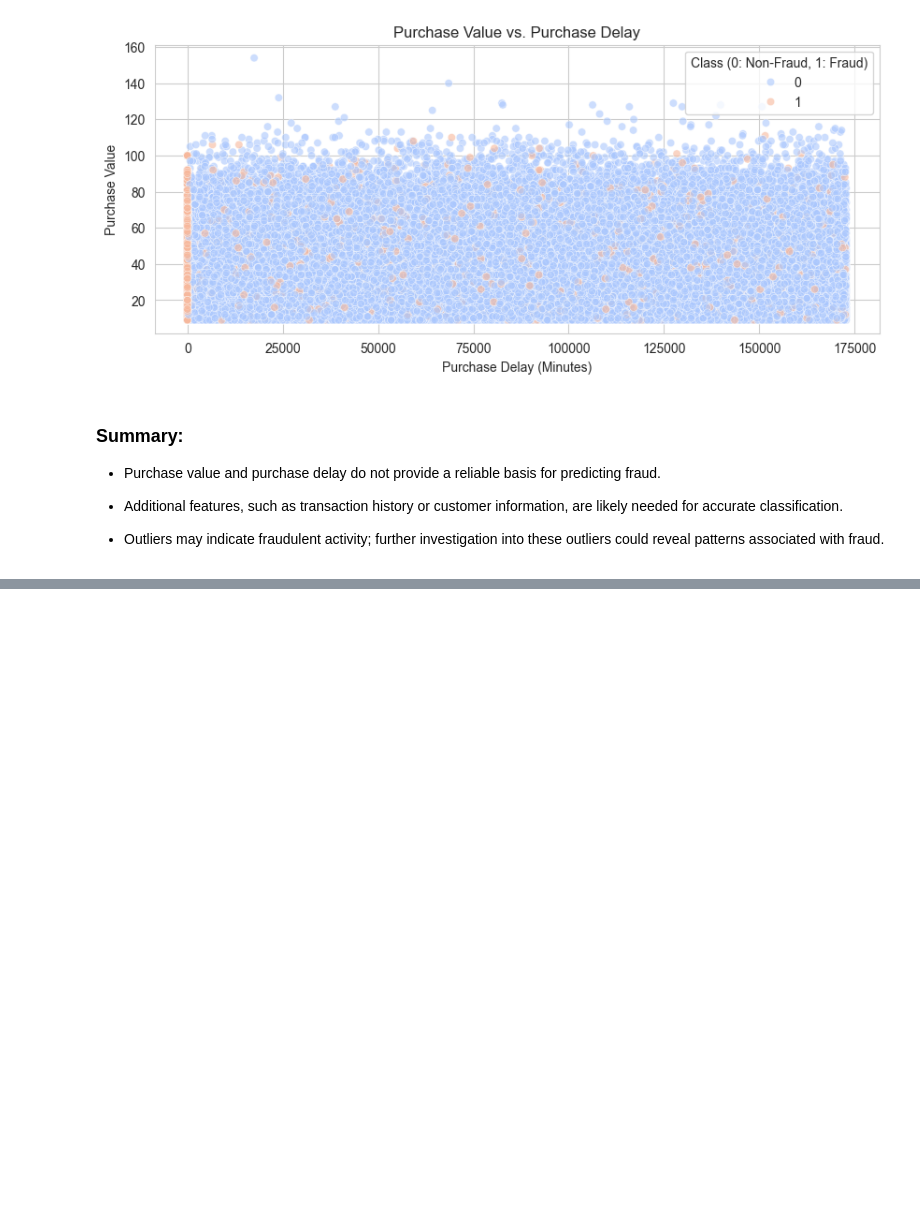
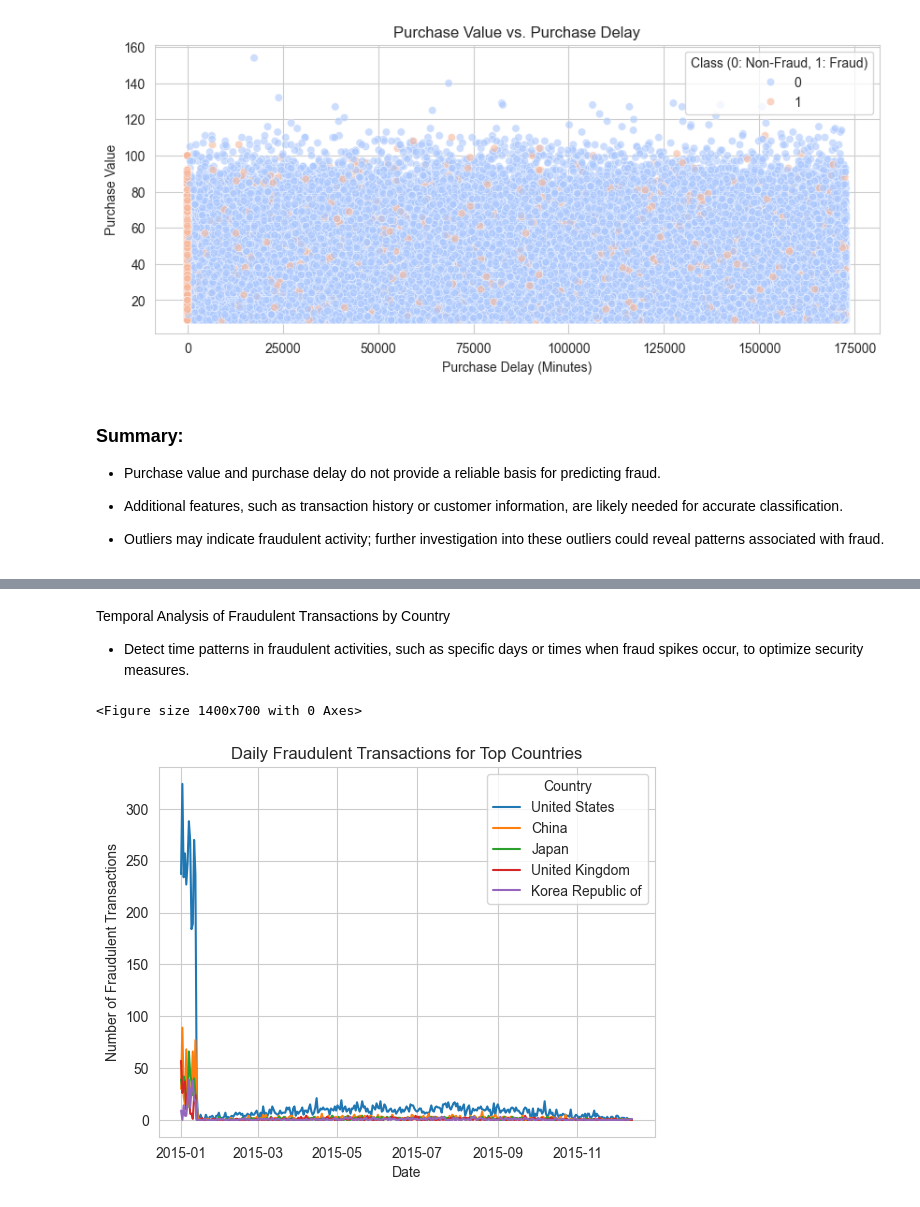
Before and after one commit to Jenber-Ligab/e-commerce-and-banking-fraud-detection, a Jupyter notebook: notebooks/fraud_analysis.ipynb, the cells around one changed output, grey strips where cells are left out. Cells and saved outputs as stored; diff of their text form; code cells hidden in the pictures; blank space fills up the shorter version.

```diff
--- a/notebooks/fraud_analysis.ipynb
+++ b/notebooks/fraud_analysis.ipynb
@@ -440,0 +504,25 @@ visualizer.plot_purchase_value_vs_delay()
+# %% [markdown]
+Temporal Analysis of Fraudulent Transactions by Country
+
+* Detect time patterns in fraudulent activities, such as specific days or times when fraud spikes occur, to optimize security measures.
+# %%
+# Convert 'purchase_time' to datetime format
+merged_data['purchase_time'] = pd.to_datetime(merged_data['purchase_time'])
+
+# Group fraudulent transactions by day and country
+daily_fraud = merged_data[merged_data['class'] == 1].groupby([merged_data['purchase_time'].dt.date, 'country']).size().unstack().fillna(0)
+
+# Determine the top countries with the highest number of fraudulent transactions
+top_countries = daily_fraud.sum().nlargest(5).index
+
+# Plotting fraud trends over time for the top countries
+plt.figure(figsize=(14, 7))
+daily_fraud[top_countries].plot()
+plt.title('Daily Fraudulent Transactions for Top Countries')
+plt.xlabel('Date')
+plt.ylabel('Number of Fraudulent Transactions')
+plt.legend(title='Country')
+plt.show()
+# %% [output]
+<Figure size 1400x700 with 0 Axes>
+[figure, added]
```
Also changed, not shown: parts of 16 cells of this notebook.
